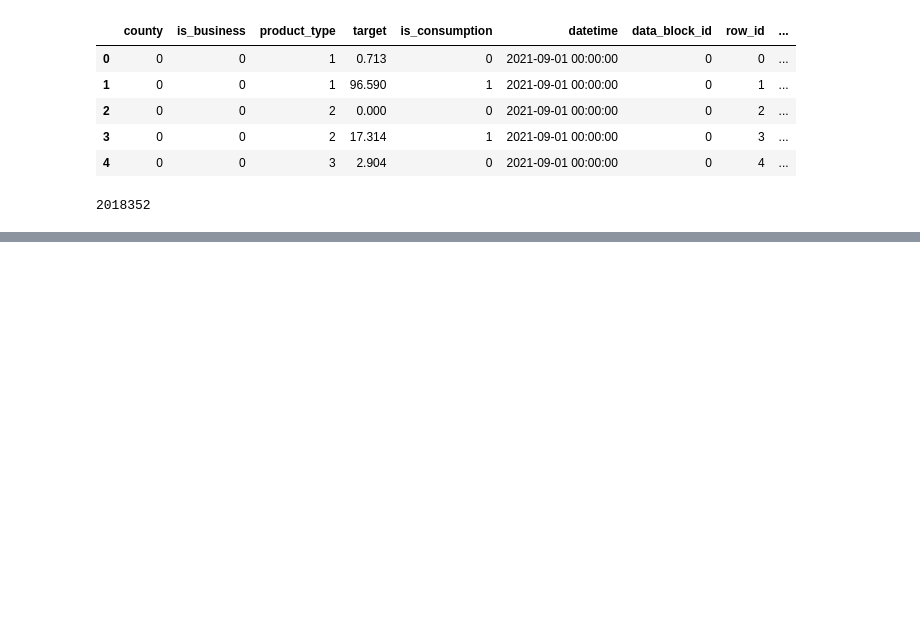
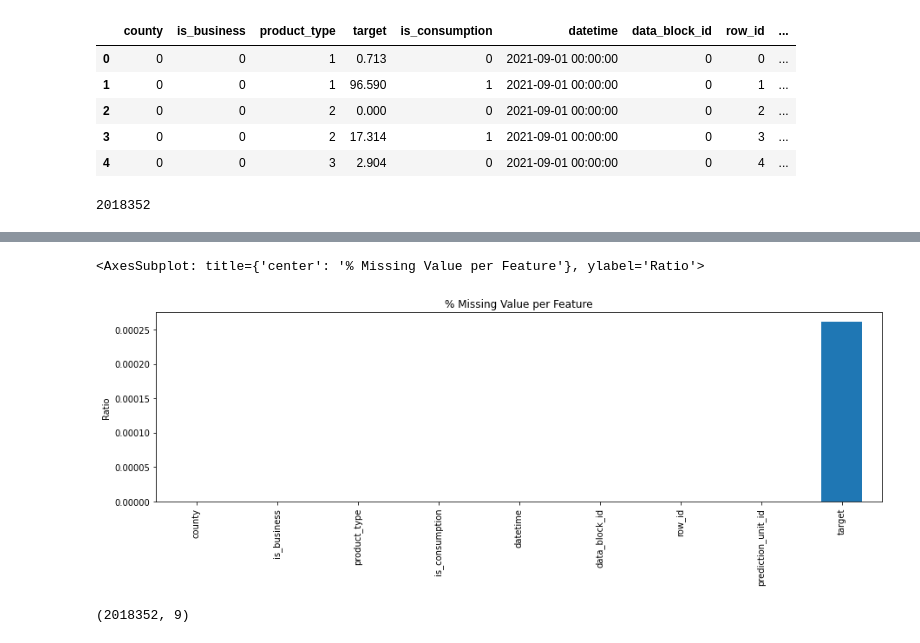
Before and after one commit to sitsawek/data-science-project, a Jupyter notebook: predict-energy-behavior-of-prosumers.ipynb, the cells around one changed output, grey strips where cells are left out. Cells and saved outputs as stored; diff of their text form; code cells hidden in the pictures; blank space fills up the shorter version.

```diff
--- a/predict-energy-behavior-of-prosumers.ipynb
+++ b/predict-energy-behavior-of-prosumers.ipynb
@@ -78,0 +107,14 @@ train_df.shape
+# %%
+# Check per feature
+train_df.isna().mean().sort_values()\
+.plot(kind='bar', figsize=(15,4), title='% Missing Value per Feature',
+ylabel='Ratio')
+# %% [output]
+<AxesSubplot: title={'center': '% Missing Value per Feature'}, ylabel='Ratio'>
+[figure, added]
+# %%
+# Check each feature and drop if have morethan 15% of missing values
+train_df = train_df.dropna(thresh=train_df.shape[0]*0.85, axis=1)
+train_df.shape
+# %% [output]
+(2018352, 9)
```
Also changed, not shown: parts of 9 cells of this notebook.
